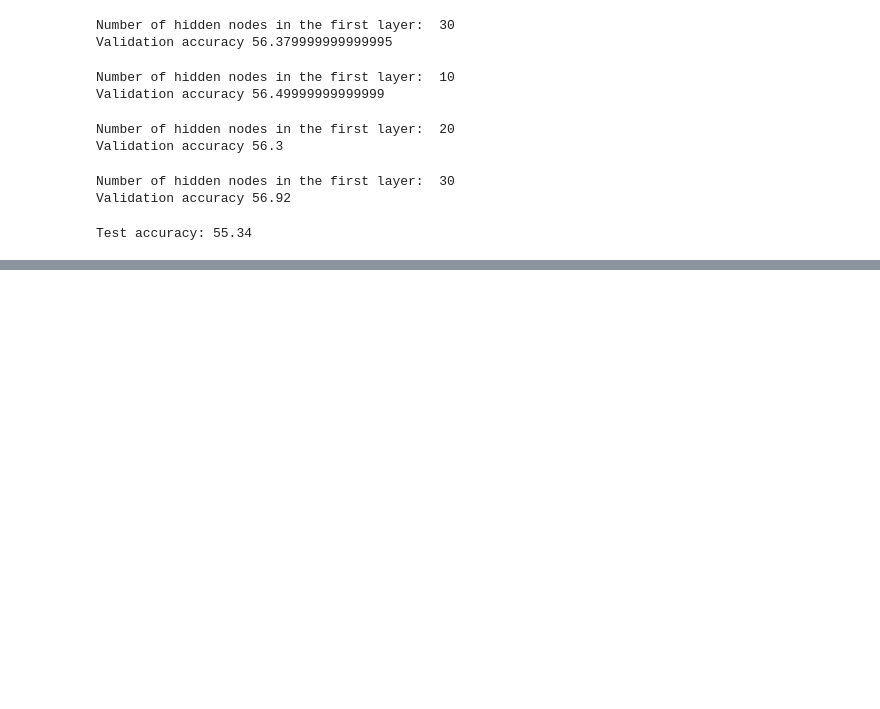
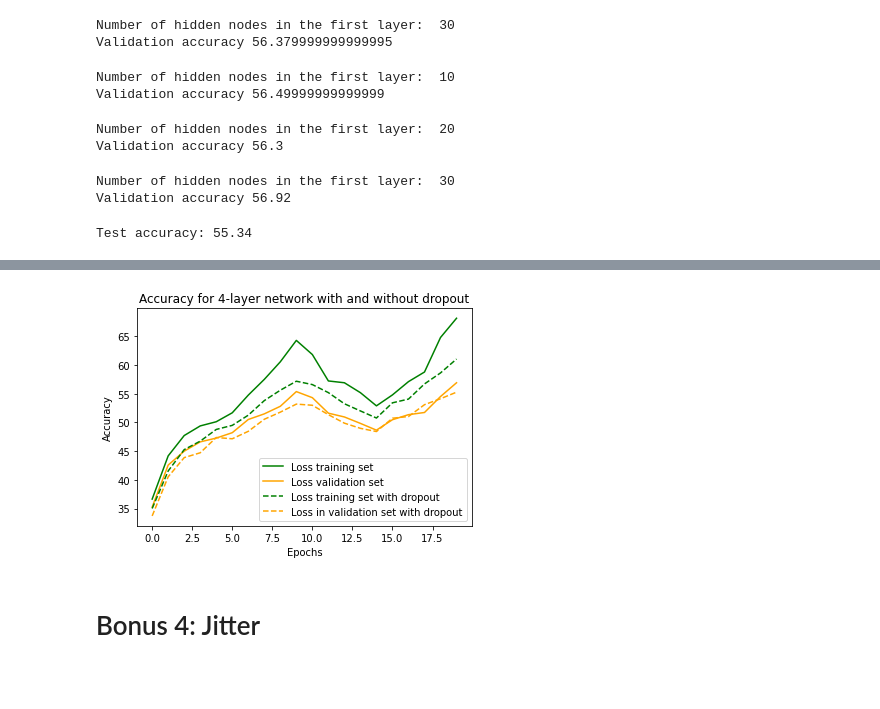
Before and after one commit to annasanchez27/DD2424-deep-learning-data-science, a Jupyter notebook: lab3/experiments.ipynb, the cells around one changed output, grey strips where cells are left out. Drawn from its saved outputs; the diff is of its cells as text; code cells hidden in the pictures; blank space fills up the shorter version.

```diff
--- a/lab3/experiments.ipynb
+++ b/lab3/experiments.ipynb
@@ -1264,0 +1340,16 @@ Test accuracy: 55.34
+# %%
+plt.plot(metrics_batch_without['accuracy_train'],color='green',label='Loss training set')
+plt.plot(metrics_batch_without['accuracy_val'],color='orange',label='Loss validation set')
+plt.plot(metrics_batch['accuracy_train'],color='green',linestyle='dashed',label='Loss training set with dropout')
+plt.plot(metrics_batch['accuracy_val'],linestyle='dashed',color='orange',label='Loss in validation set with dropout')
+plt.legend()
+plt.xlabel('Epochs')
+plt.ylabel('Accuracy')
+plt.title('Accuracy for 4-layer network with and without dropout')
+plt.show()
+# %% [output]
+[figure, added]
+# %% [markdown]
+# Bonus 4: Jitter
+# %% [markdown]
+###
```
Also changed, not shown: parts of 7 cells of this notebook, 1 other file.
